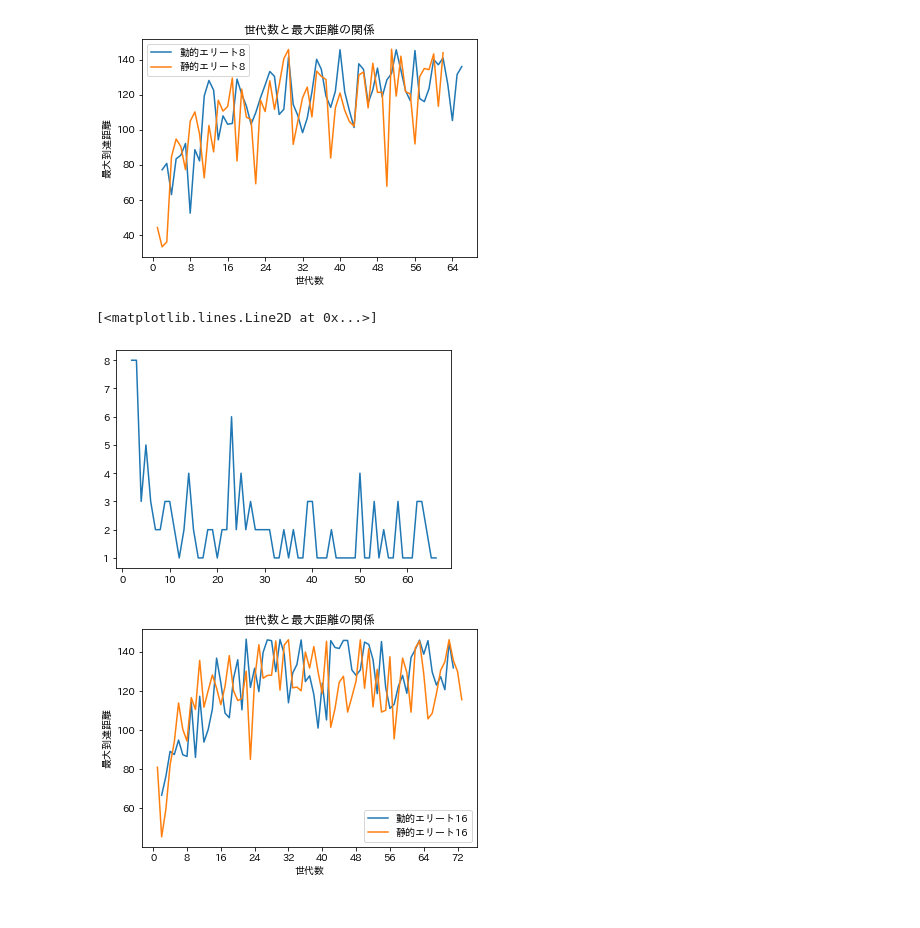
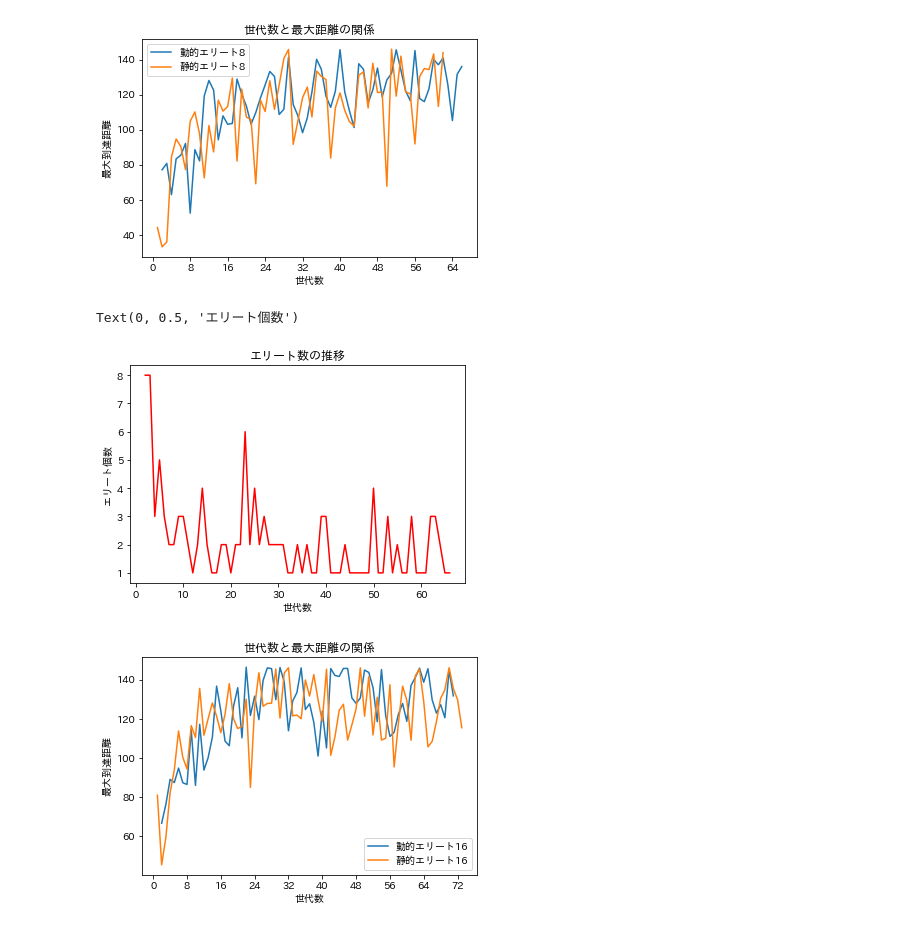
Before and after one commit to takutoooooooo/car-evolve.proj, a Jupyter notebook: for_analysis/analysis_elite_move.ipynb, the cells around one changed output. Drawn from its saved outputs; the diff is of its cells as text; code cells hidden in the pictures.

```diff
--- a/for_analysis/analysis_elite_move.ipynb
+++ b/for_analysis/analysis_elite_move.ipynb
@@ -6,7 +6,10 @@ import matplotlib.ticker as ticker
 # %%
 path = "../Assets/data/"
 input_data_elite_move_8 = pd.read_csv(path + "elite_move/test_131407.csv")
+# input_data_elite_move_8 = pd.read_csv(path + "elite_move/test_141553.csv")
+input_data_elite_move_8 = input_data_elite_move_8[:70]
 input_data_elite8 = pd.read_csv(path + "ground_change/test_091440.csv")
+input_data_elite8 = input_data_elite8[:70]
 input_data_elite_move_16 = pd.read_csv(path + "elite_move/test_131418.csv")
 input_data_elite16 = pd.read_csv(path + "ground_change/test_091516.csv")
 # %%
@@ -20,10 +23,13 @@ plt.gca().get_xaxis().set_major_locator(ticker.MaxNLocator(integer=True))
 # %% [output]
 [figure]
 # %%
-plt.plot(input_data_elite_move_8["generations"] , input_data_elite_move_8["エリート数"])
+plt.plot(input_data_elite_move_8["generations"] , input_data_elite_move_8["エリート数"], color = "red")
+plt.title("エリート数の推移")
+plt.xlabel("世代数")
+plt.ylabel("エリート個数")
 # %% [output]
-[<matplotlib.lines.Line2D at 0x...>]
+Text(0, 0.5, 'エリート個数')
-[figure, old version]
+[figure, new version]
 # %%
 plt.plot(input_data_elite_move_16["generations"], input_data_elite_move_16[" 最高距離"], label = "動的エリート16")
 plt.plot(input_data_elite16["generations"], input_data_elite16[" 最高距離"], label = "静的エリート16")
```
Also changed, not shown: parts of 2 cells of this notebook.
